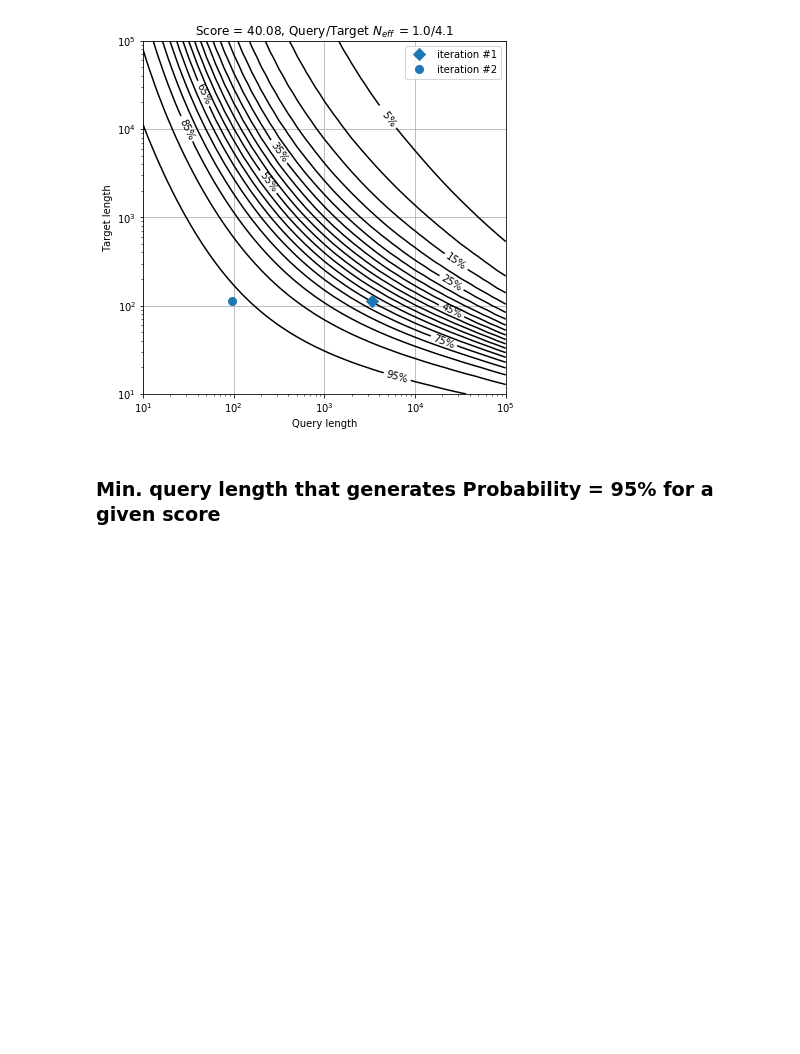
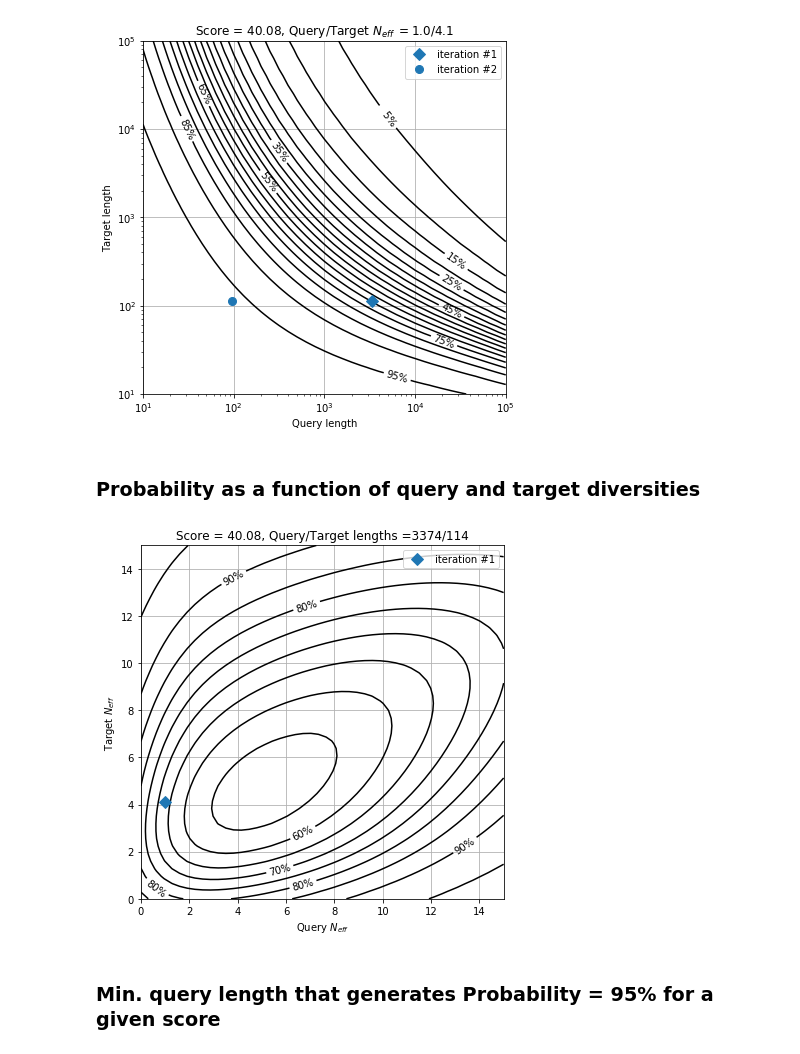
Before and after one commit to Gorbalenya-Lab/hh-suite-notebooks, a Jupyter notebook: test_score.ipynb, the cells around one changed output. Cells and saved outputs as stored; diff of their text form; code cells hidden in the pictures; blank space fills up the shorter version.

```diff
--- a/test_score.ipynb
+++ b/test_score.ipynb
@@ -353,6 +353,38 @@ ax.legend()
 plt.show()
 # %% [output]
 [figure]
+# %% [markdown]
+### Probability as a function of query and target diversities
+# %%
+q_neff = np.linspace(0, 15, 48)
+t_neff = np.linspace(0, 15, 48)
+X,Y = np.meshgrid(q_neff, t_neff)
+
+def testNeff(Z, func, h):
+    for i, x in enumerate(q_neff):
+        for j, y in enumerate(t_neff):
+            Z[i, j] = func(h, x, y)
+
+h = cp.copy(hit)
+
+P = X.copy()
+testNeff(P, getProbabNeff, h)
+# %%
+fig, ax = plt.subplots()
+fig.set_size_inches(6.5,6.5)
+ax.set_title('Score = ' + str(h.score) + ', Query/Target lengths =' + str(hit.q_L) + '/' + str(hit.t_L))
+ax.set_xlabel('Query $N_{eff}$')
+ax.set_ylabel('Target $N_{eff}$')
+
+levels = np.arange(0, 100, 5)
+p = ax.contour(X, Y, P, levels=levels, colors='k')
+ax.clabel(p, levels[0::2], inline=1, fmt='%2.0f%%', fontsize=10)
+ax.plot([hit.q_Neff], [hit.t_Neff], zorder=4, linestyle='', label='iteration #1', marker='D', c=color, markersize=8)
+ax.legend()
+ax.grid(True)
+plt.show()
+# %% [output]
+[figure, added]
 # %% [markdown]
 ### Min. query length that generates Probability = 95% for a given score
 # %% [markdown]
```
Also changed, not shown: parts of 1 cell of this notebook, 2 other files.
